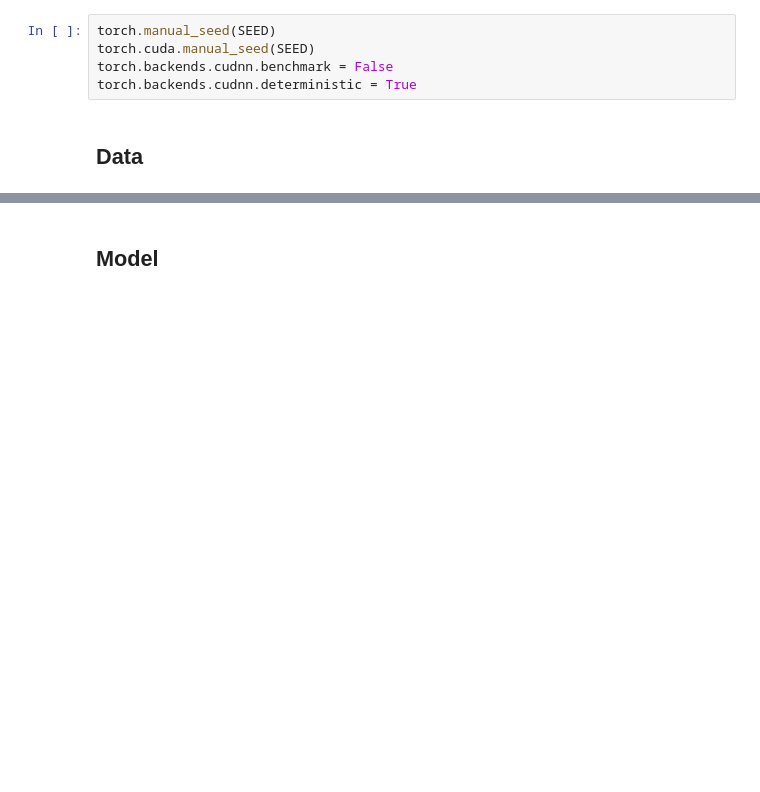
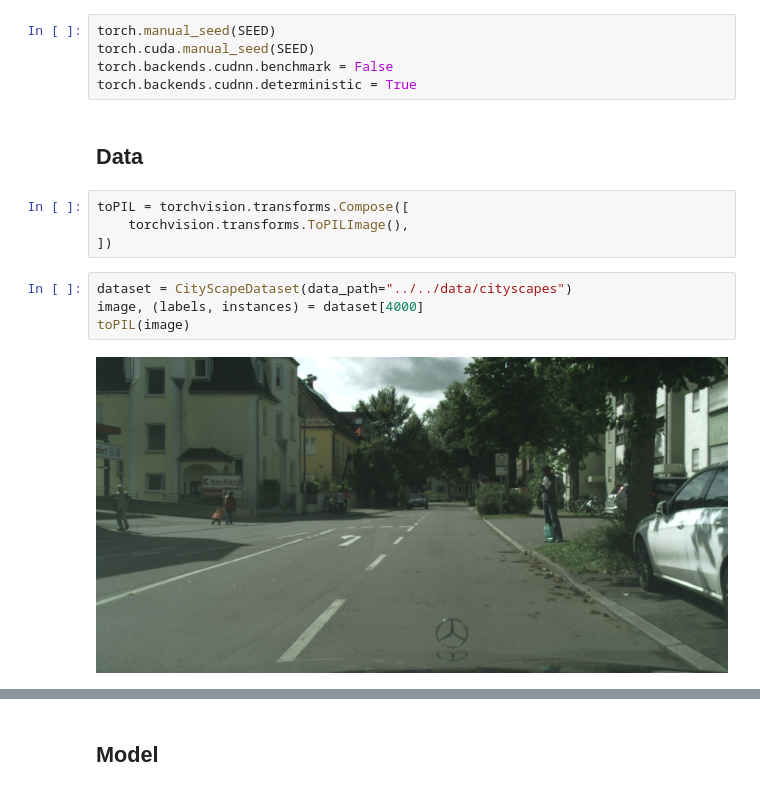
Before and after one commit to UdbhavPrasad072300/GANs-Implementations, a Jupyter notebook: notebooks/Pix2PixHD/Pix2PixHD_CityScape.ipynb, the cells around one changed output, grey strips where cells are left out. Cells and saved outputs as stored; diff of their text form; blank space fills up the shorter version.

Commit message:
cityscape custom dataset added

```diff
--- a/notebooks/Pix2PixHD/Pix2PixHD_CityScape.ipynb
+++ b/notebooks/Pix2PixHD/Pix2PixHD_CityScape.ipynb
@@ -18,3 +25,13 @@ torch.backends.cudnn.benchmark = False
 torch.backends.cudnn.deterministic = True
 # %% [markdown]
 ## Data
+# %%
+toPIL = torchvision.transforms.Compose([
+    torchvision.transforms.ToPILImage(),
+])
+# %%
+dataset = CityScapeDataset(data_path="../../data/cityscapes")
+image, (labels, instances) = dataset[4000]
+toPIL(image)
+# %% [output]
+[figure, added]
```
Also changed, not shown: parts of 5 cells of this notebook, 2 other files.
